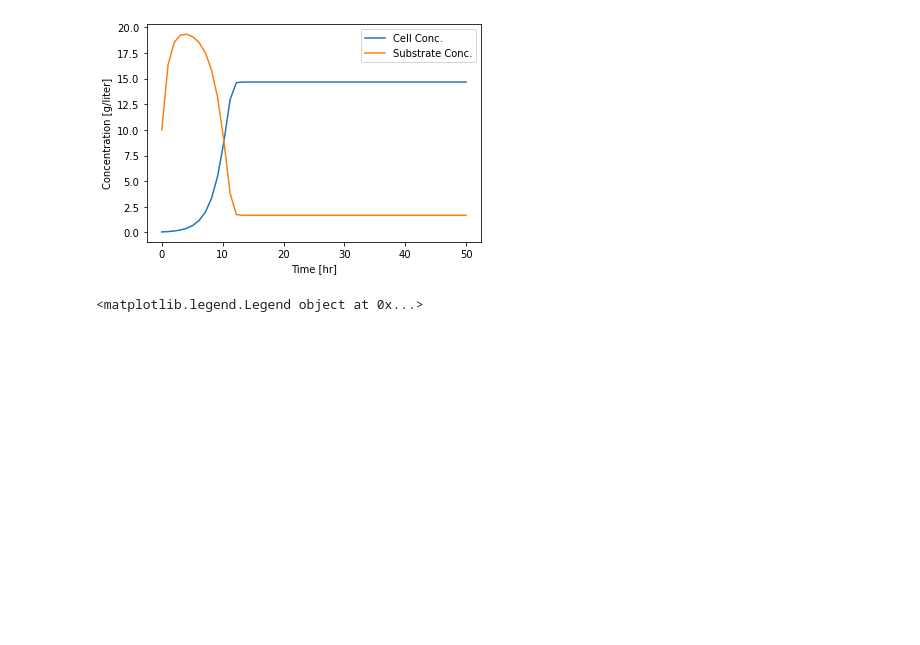
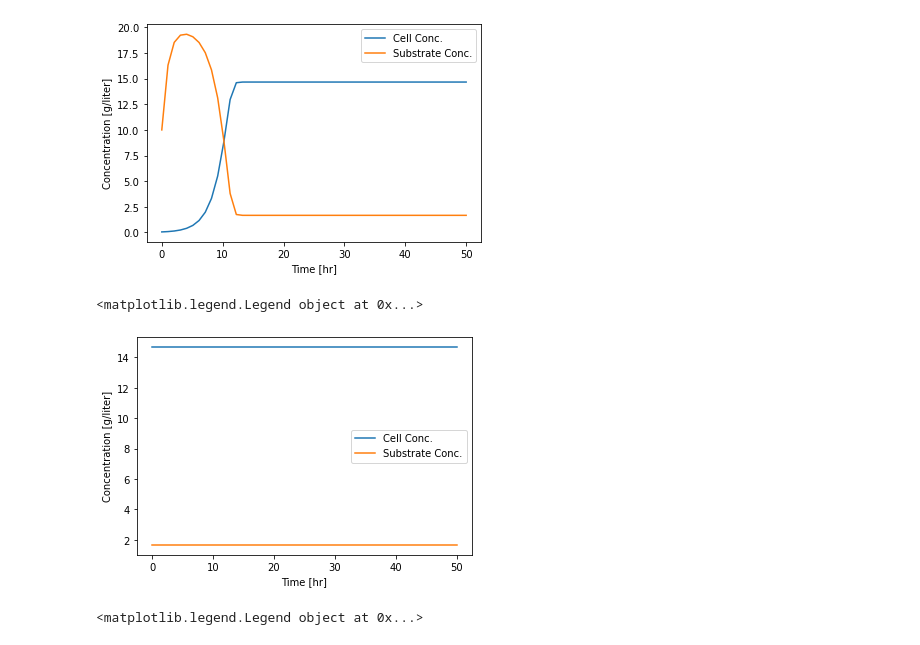
Before and after one commit to RaphaLevy/Artigo_Fenomenos_Biologicos, a Jupyter notebook: code/Projeto_ModBio_RaphaelLevy_e_ErickBrito_V2.ipynb, the cells around one changed output. Saved outputs shown, nothing was run; the diff lists cells and outputs as text; code cells hidden in the pictures; blank space fills up the shorter version.

```diff
--- a/code/Projeto_ModBio_RaphaelLevy_e_ErickBrito_V2.ipynb
+++ b/code/Projeto_ModBio_RaphaelLevy_e_ErickBrito_V2.ipynb
@@ -51,6 +53,23 @@ plt.legend(['Cell Conc.',
 # %% [output]
 <matplotlib.legend.Legend object at 0x...>
 [figure]
+# %%
+IC = [14.6666666666667, 1.66666666666667]
+
+t = np.linspace(0,50)
+sol = odeint(xdif,IC,t)
+X,S = sol.transpose()
+
+plt.plot(t,X)
+plt.plot(t,S)
+
+plt.xlabel('Time [hr]')
+plt.ylabel('Concentration [g/liter]')
+plt.legend(['Cell Conc.',
+            'Substrate Conc.'])
+# %% [output]
+<matplotlib.legend.Legend object at 0x...>
+[figure, added]
 # %%
 u = np.linspace(0,50)
 solprim = odeint(xprim,IC,u)
```
Also changed, not shown: parts of 7 cells of this notebook.
